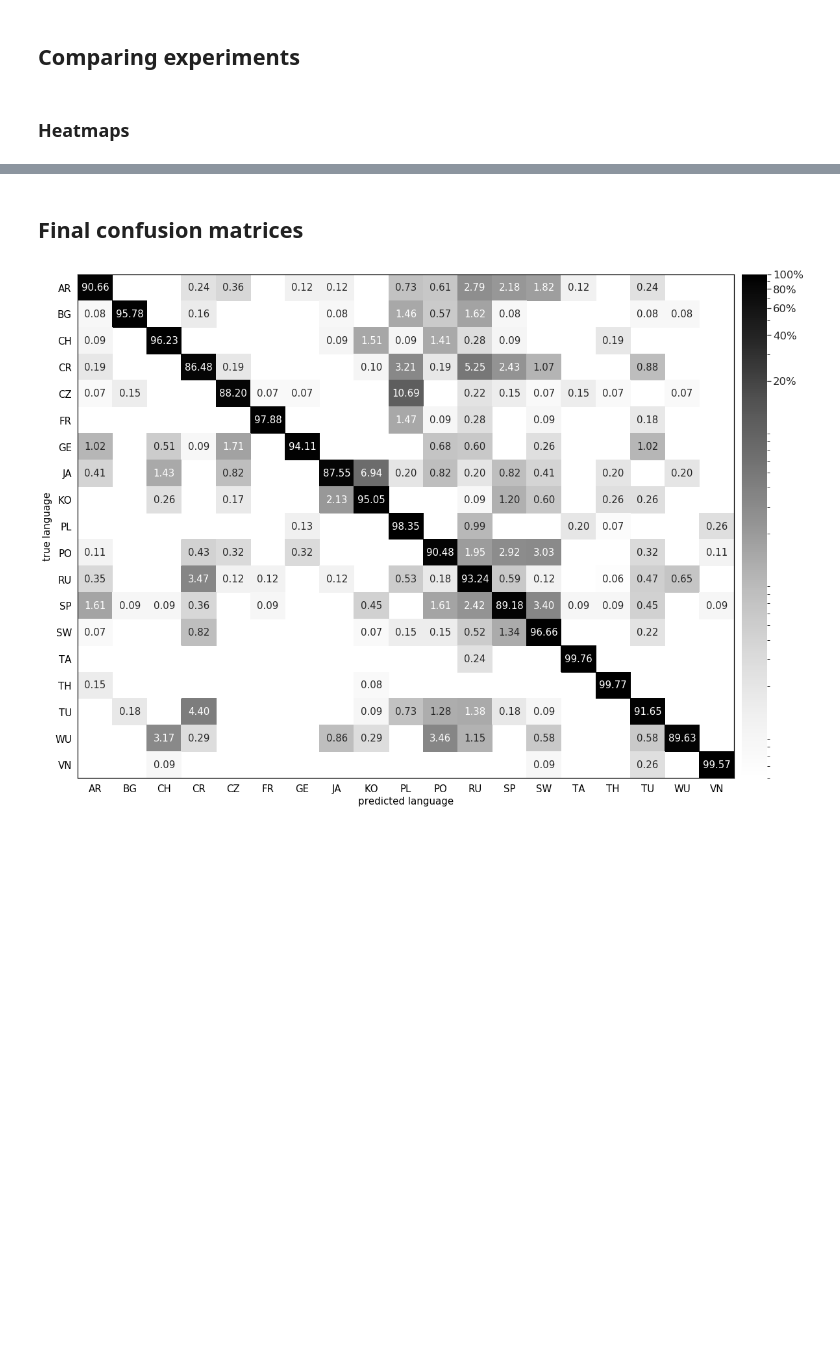
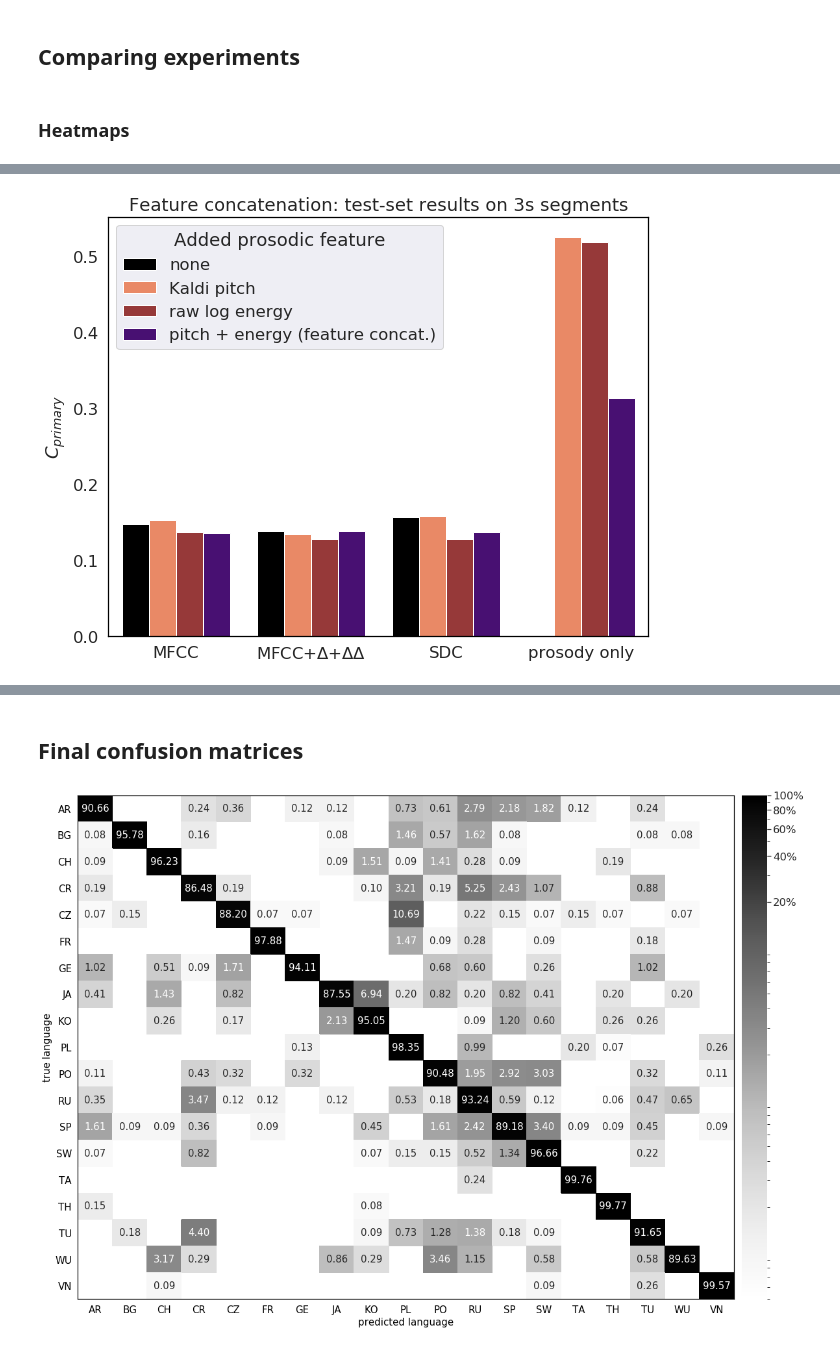
Before and after one commit to samsucik/prosodic-lid-globalphone-dissertation, a Jupyter notebook: graphing/Graphing.ipynb, the cells around one changed output, grey strips where cells are left out. Cells and saved outputs as stored; diff of their text form; code cells hidden in the pictures; blank space fills up the shorter version.

```diff
--- a/graphing/Graphing.ipynb
+++ b/graphing/Graphing.ipynb
@@ -322,0 +337,12 @@ plt.show()
+# %%
+df = pd.read_csv("data/summary.csv", index_col=None)
+fig = plot_cat(x="acoustic", y="c_prim_test_3s", hue="prosodic", data=df,
+               legend_descs=remove_from_list(prosodic_names, 3), order=acoustic_order,
+               hue_order=remove_from_list(prosodic_order, 3),
+               palette=prosody_colours, legend_title="Added prosodic feature",
+               title="Feature concatenation: test-set results on 3s segments",
+               ylabel="$C_{primary}$", xlabel=None, xticks=acoustic_names)
+
+save_fig(fig, name="summary-feature_fusion-3s")
+# %% [output]
+[figure, added]
```
Also changed, not shown: parts of 8 cells of this notebook, 6 other files.
